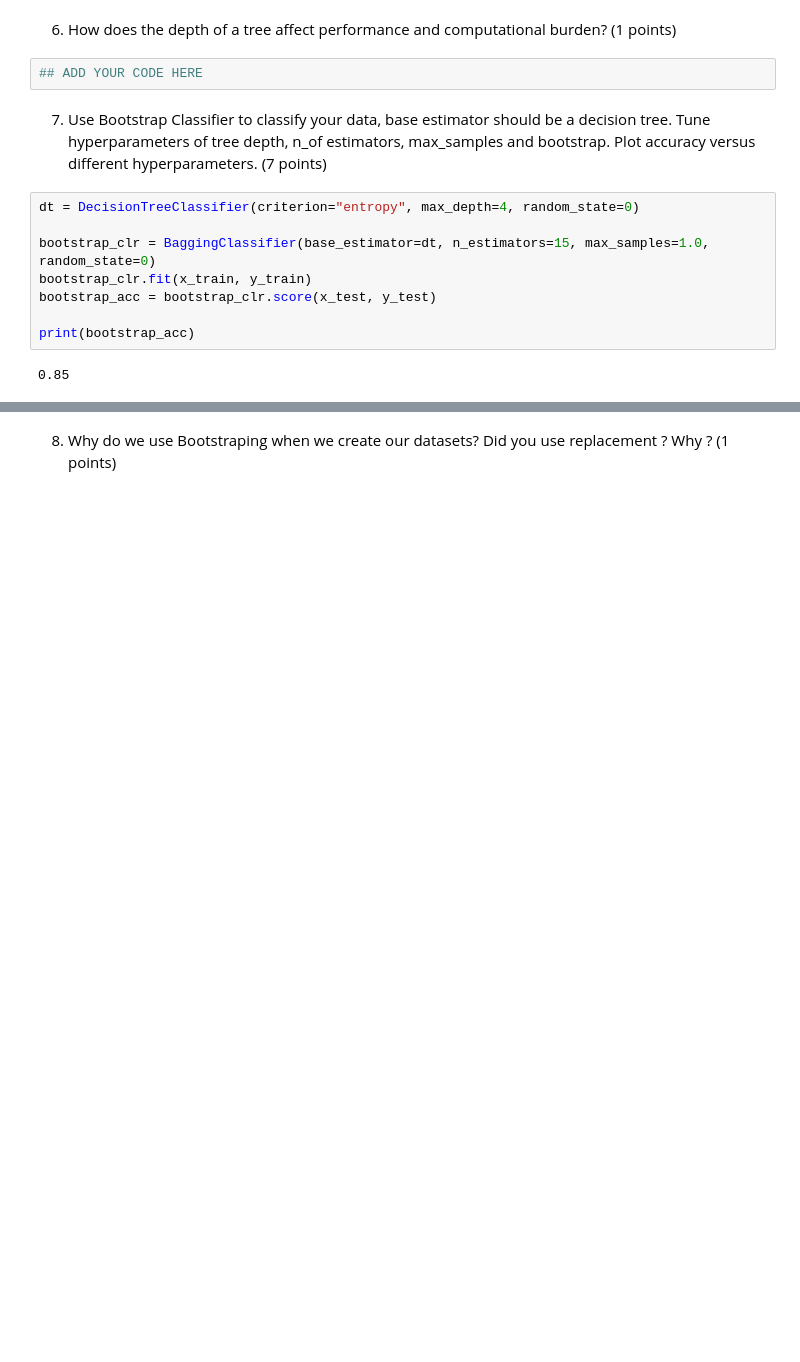
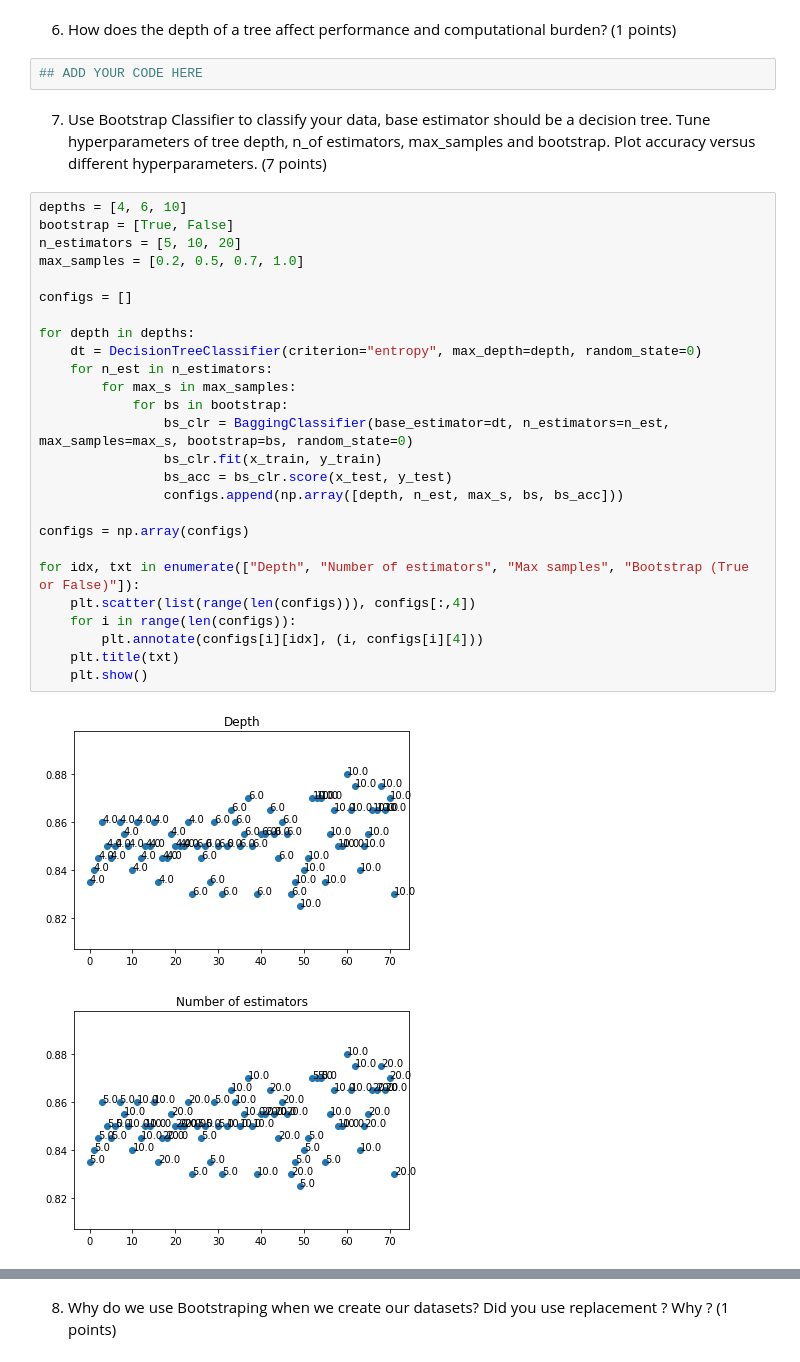
Before and after one commit to adicatana/ml_imaging_cw1_imperial, a Jupyter notebook: MLI-CW-1.ipynb, the cells around one changed output, grey strips where cells are left out. Drawn from its saved outputs; the diff is of its cells as text; blank space fills up the shorter version.

```diff
--- a/MLI-CW-1.ipynb
+++ b/MLI-CW-1.ipynb
@@ -79,13 +91,32 @@ plt.show()
 ## ADD YOUR CODE HERE
 # %% [markdown]
 7) Use Bootstrap Classifier to classify your data, base estimator should be a decision tree. Tune hyperparameters of tree depth, n_of estimators, max_samples and bootstrap. Plot accuracy versus different hyperparameters. (7 points)
-# %%
-dt = DecisionTreeClassifier(criterion="entropy", max_depth=4, random_state=0)
-
-bootstrap_clr = BaggingClassifier(base_estimator=dt, n_estimators=15, max_samples=1.0, random_state=0)
-bootstrap_clr.fit(x_train, y_train)
-bootstrap_acc = bootstrap_clr.score(x_test, y_test)
-
-print(bootstrap_acc)
-# %% [output]
-0.85
+# %%
+depths = [4, 6, 10]
+bootstrap = [True, False]
+n_estimators = [5, 10, 20]
+max_samples = [0.2, 0.5, 0.7, 1.0]
+
+configs = []
+
+for depth in depths:
+    dt = DecisionTreeClassifier(criterion="entropy", max_depth=depth, random_state=0)
+    for n_est in n_estimators:
+        for max_s in max_samples:
+            for bs in bootstrap:
+                bs_clr = BaggingClassifier(base_estimator=dt, n_estimators=n_est, max_samples=max_s, bootstrap=bs, random_state=0)
+                bs_clr.fit(x_train, y_train)
+                bs_acc = bs_clr.score(x_test, y_test)
+                configs.append(np.array([depth, n_est, max_s, bs, bs_acc]))
+
+configs = np.array(configs)
+
+for idx, txt in enumerate(["Depth", "Number of estimators", "Max samples", "Bootstrap (True or False)"]):
+    plt.scatter(list(range(len(configs))), configs[:,4])
+    for i in range(len(configs)):
+        plt.annotate(configs[i][idx], (i, configs[i][4]))
+    plt.title(txt)
+    plt.show()
+# %% [output]
+[figure, added]
+[figure, added]
```
Also changed, not shown: parts of 13 cells of this notebook.
